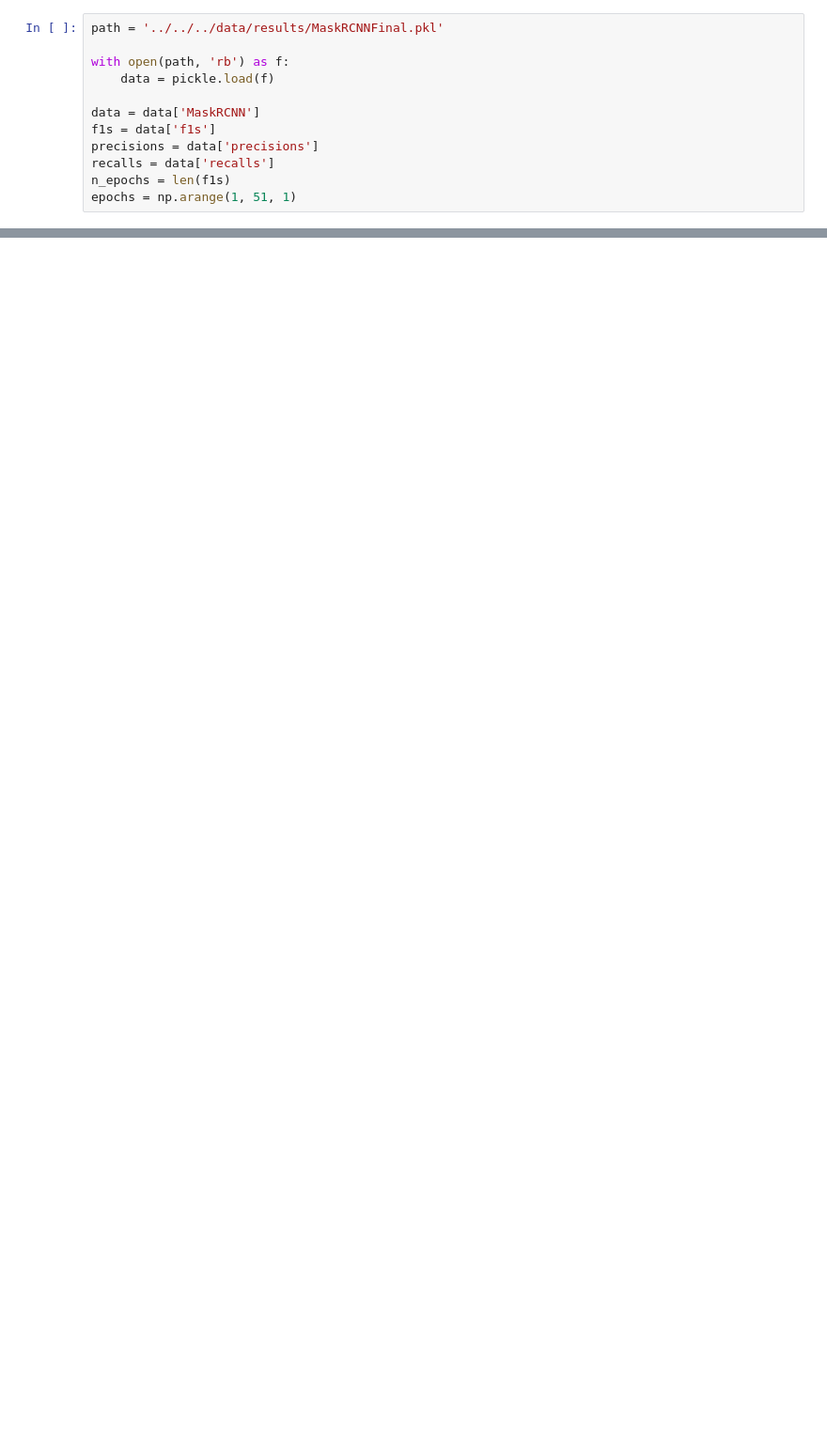
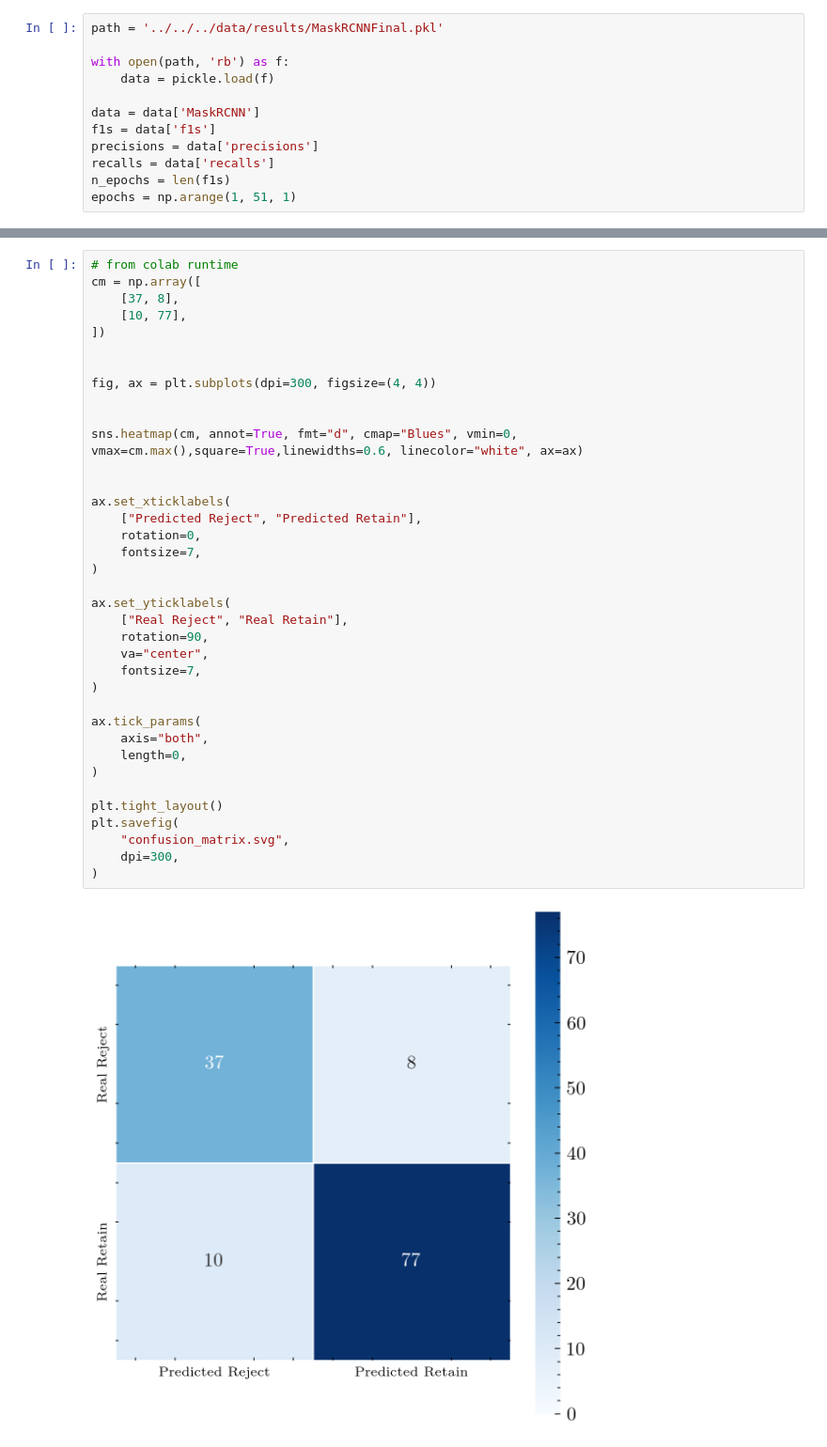
Before and after one commit to willhcm/scd-detection, a Jupyter notebook: code/notebooks/plots/model_metrics.ipynb, the cells around one changed output, grey strips where cells are left out. Shown at 94% size. Saved outputs shown, nothing was run; the diff lists cells and outputs as text; blank space fills up the shorter version.

```diff
--- a/code/notebooks/plots/model_metrics.ipynb
+++ b/code/notebooks/plots/model_metrics.ipynb
@@ -103,0 +506,39 @@ plt.savefig('NonCVResults.svg', dpi=400)
+# %%
+# from colab runtime
+cm = np.array([
+    [37, 8],
+    [10, 77],
+])
+
+
+fig, ax = plt.subplots(dpi=300, figsize=(4, 4))
+
+
+sns.heatmap(cm, annot=True, fmt="d", cmap="Blues", vmin=0, vmax=cm.max(),square=True,linewidths=0.6, linecolor="white", ax=ax)
+
+
+ax.set_xticklabels(
+    ["Predicted Reject", "Predicted Retain"],
+    rotation=0,
+    fontsize=7,
+)
+
+ax.set_yticklabels(
+    ["Real Reject", "Real Retain"],
+    rotation=90,
+    va="center",
+    fontsize=7,
+)
+
+ax.tick_params(
+    axis="both",
+    length=0,
+)
+
+plt.tight_layout()
+plt.savefig(
+    "confusion_matrix.svg",
+    dpi=300,
+)
+# %% [output]
+[figure, added]
```
Also changed, not shown: parts of 14 cells of this notebook, 17 other files.
